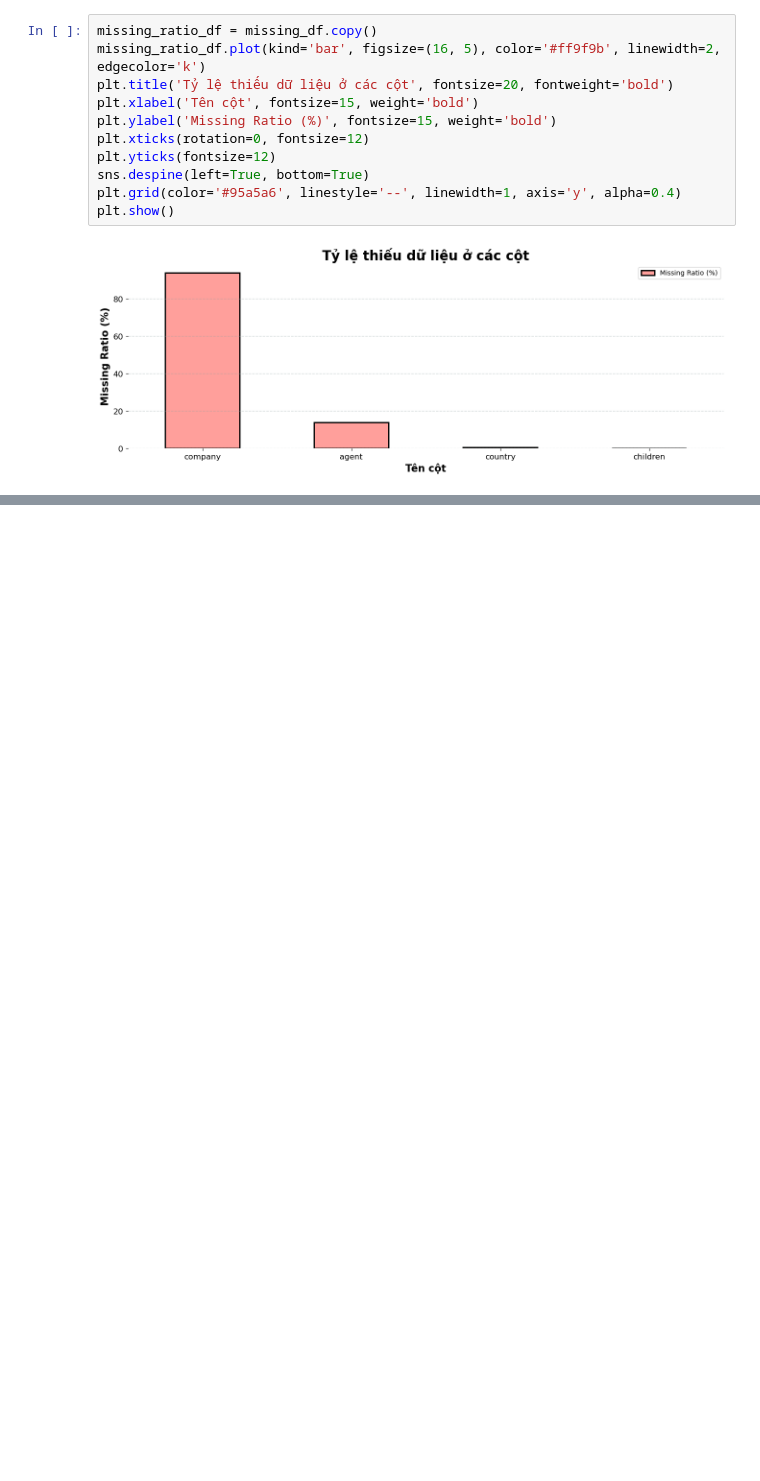
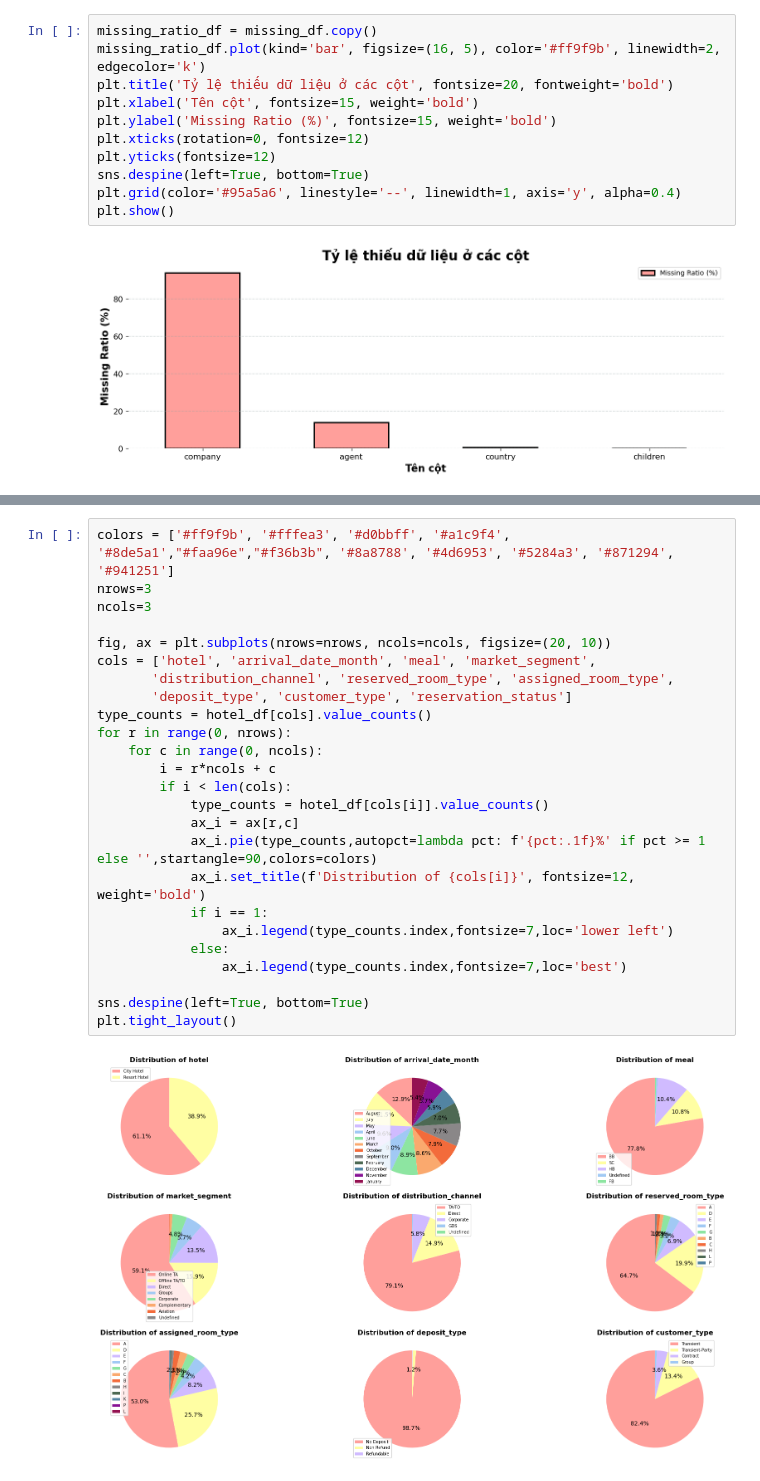
Before and after one commit to kolee1902/Data_Visualization_DoAnQuanHoa, a Jupyter notebook: Hotel_Booking.ipynb, the cells around one changed output, grey strips where cells are left out. Saved outputs shown, nothing was run; the diff lists cells and outputs as text; blank space fills up the shorter version.

```diff
--- a/Hotel_Booking.ipynb
+++ b/Hotel_Booking.ipynb
@@ -133,0 +259,27 @@ plt.show()
+# %%
+colors = ['#ff9f9b', '#fffea3', '#d0bbff', '#a1c9f4', '#8de5a1',"#faa96e","#f36b3b", '#8a8788', '#4d6953', '#5284a3', '#871294', '#941251']
+nrows=3
+ncols=3
+
+fig, ax = plt.subplots(nrows=nrows, ncols=ncols, figsize=(20, 10))
+cols = ['hotel', 'arrival_date_month', 'meal', 'market_segment',
+       'distribution_channel', 'reserved_room_type', 'assigned_room_type',
+       'deposit_type', 'customer_type', 'reservation_status']
+type_counts = hotel_df[cols].value_counts()
+for r in range(0, nrows):
+    for c in range(0, ncols):
+        i = r*ncols + c
+        if i < len(cols):
+            type_counts = hotel_df[cols[i]].value_counts()
+            ax_i = ax[r,c]
+            ax_i.pie(type_counts,autopct=lambda pct: f'{pct:.1f}%' if pct >= 1 else '',startangle=90,colors=colors)
+            ax_i.set_title(f'Distribution of {cols[i]}', fontsize=12, weight='bold')
+            if i == 1:
+                ax_i.legend(type_counts.index,fontsize=7,loc='lower left')
+            else:
+                ax_i.legend(type_counts.index,fontsize=7,loc='best')
+
+sns.despine(left=True, bottom=True)
+plt.tight_layout()
+# %% [output]
+[figure, added]
```
Also changed, not shown: parts of 22 cells of this notebook.
